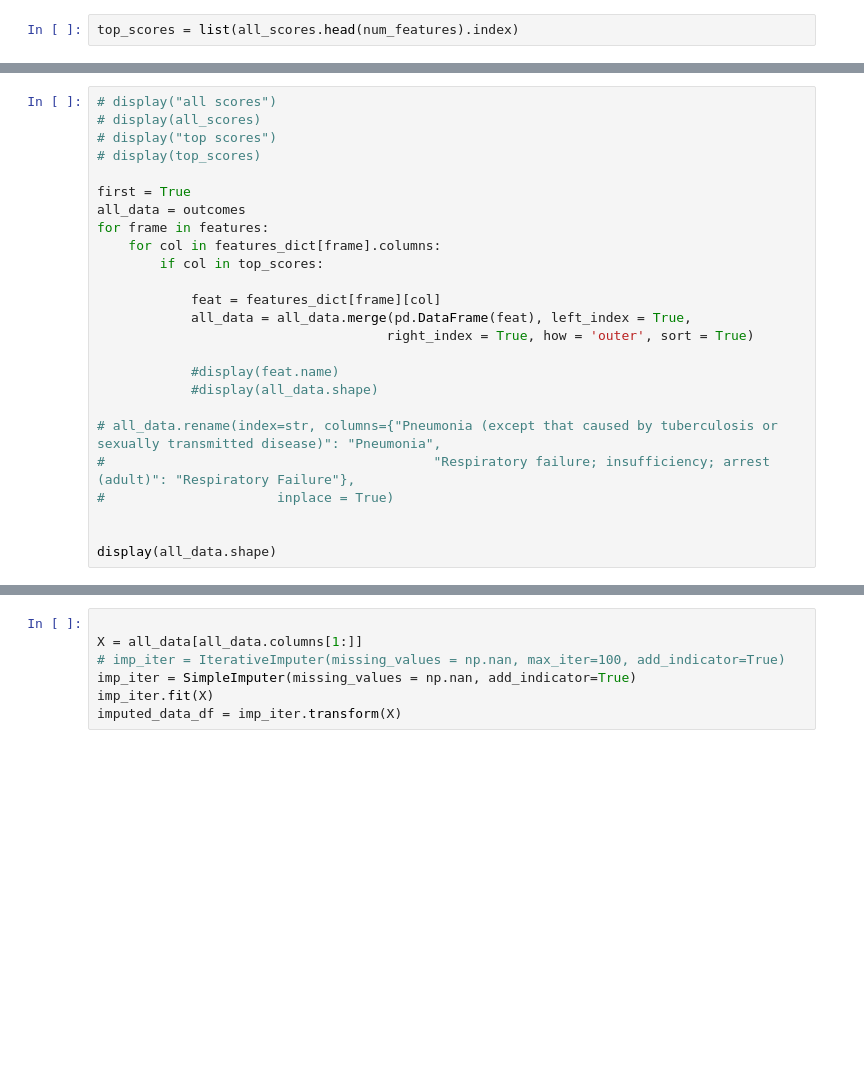
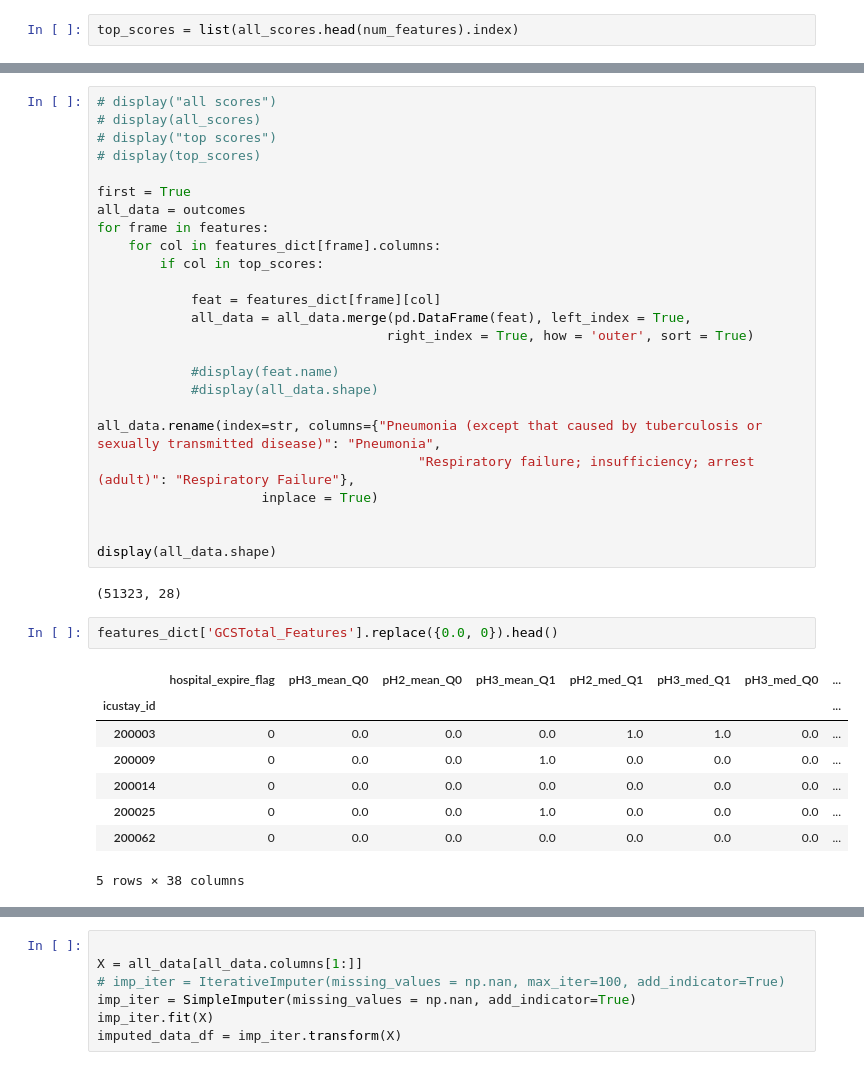
Before and after one commit to RJBeetel3/icu-data-exploration, a Jupyter notebook: icu_mortality_prediction/icu_mortality_prediction/notebooks/ICU_MORTALITY_FIRST24.ipynb, the cells around one changed output, grey strips where cells are left out. Drawn from its saved outputs; the diff is of its cells as text; blank space fills up the shorter version.

```diff
--- a/icu_mortality_prediction/icu_mortality_prediction/notebooks/ICU_MORTALITY_FIRST24.ipynb
+++ b/icu_mortality_prediction/icu_mortality_prediction/notebooks/ICU_MORTALITY_FIRST24.ipynb
@@ -125,9 +169,22 @@ for frame in features:
             #display(feat.name)
             #display(all_data.shape)
 
-# all_data.rename(index=str, columns={"Pneumonia (except that caused by tuberculosis or sexually transmitted disease)": "Pneumonia",
-#                                          "Respiratory failure; insufficiency; arrest (adult)": "Respiratory Failure"},
-#                      inplace = True)
+all_data.rename(index=str, columns={"Pneumonia (except that caused by tuberculosis or sexually transmitted disease)": "Pneumonia",
+                                         "Respiratory failure; insufficiency; arrest (adult)": "Respiratory Failure"},
+                     inplace = True)
 
 
 display(all_data.shape)
+# %% [output]
+(51323, 28)
+# %%
+features_dict['GCSTotal_Features'].replace({0.0, 0}).head()
+# %% [output]
+|  | hospital_expire_flag | pH3_mean_Q0 | pH2_mean_Q0 | pH3_mean_Q1 | pH2_med_Q1 | pH3_med_Q1 | pH3_med_Q0 | ... |
+| icustay_id |  |  |  |  |  |  |  | ... |
+| 200003 | 0 | 0.0 | 0.0 | 0.0 | 1.0 | 1.0 | 0.0 | ... |
+| 200009 | 0 | 0.0 | 0.0 | 1.0 | 0.0 | 0.0 | 0.0 | ... |
+| 200014 | 0 | 0.0 | 0.0 | 0.0 | 0.0 | 0.0 | 0.0 | ... |
+| 200025 | 0 | 0.0 | 0.0 | 1.0 | 0.0 | 0.0 | 0.0 | ... |
+| 200062 | 0 | 0.0 | 0.0 | 0.0 | 0.0 | 0.0 | 0.0 | ... |
+5 rows × 38 columns
```
Also changed, not shown: parts of 17 cells of this notebook.
